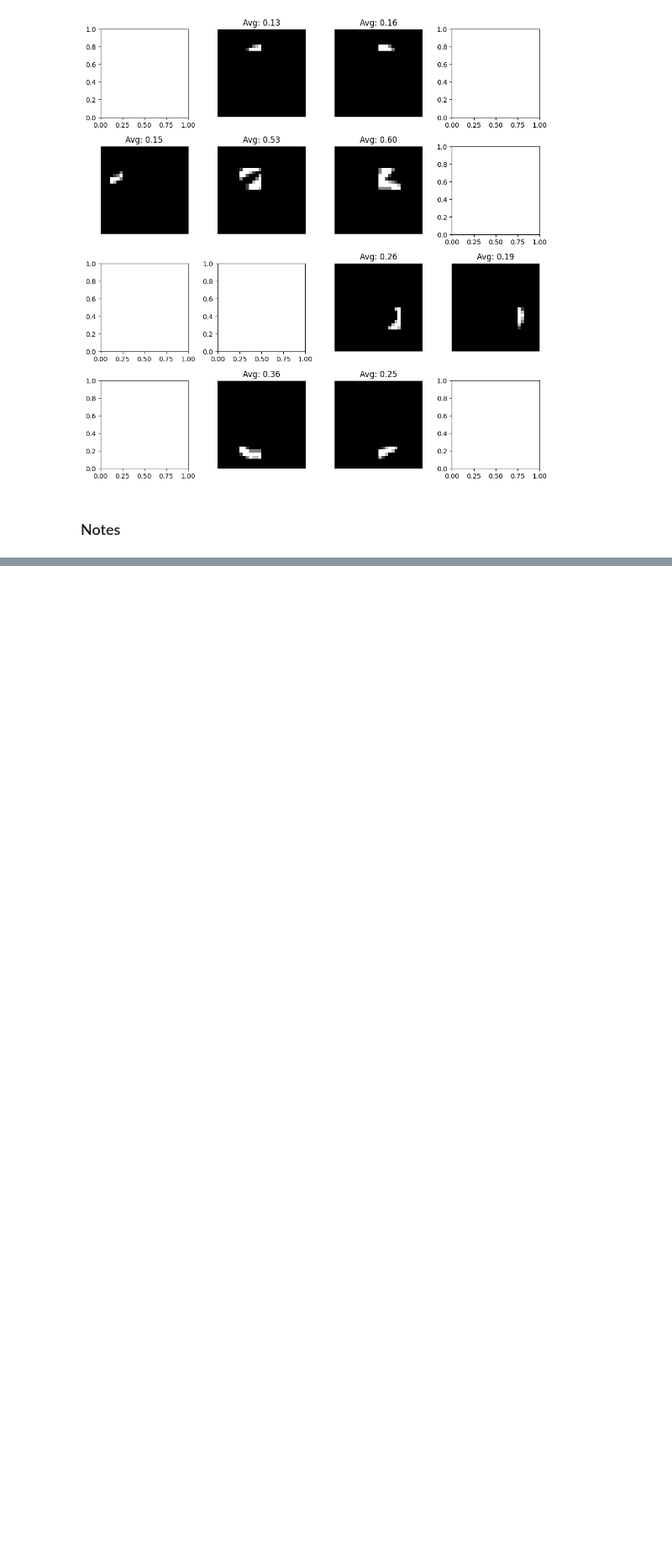
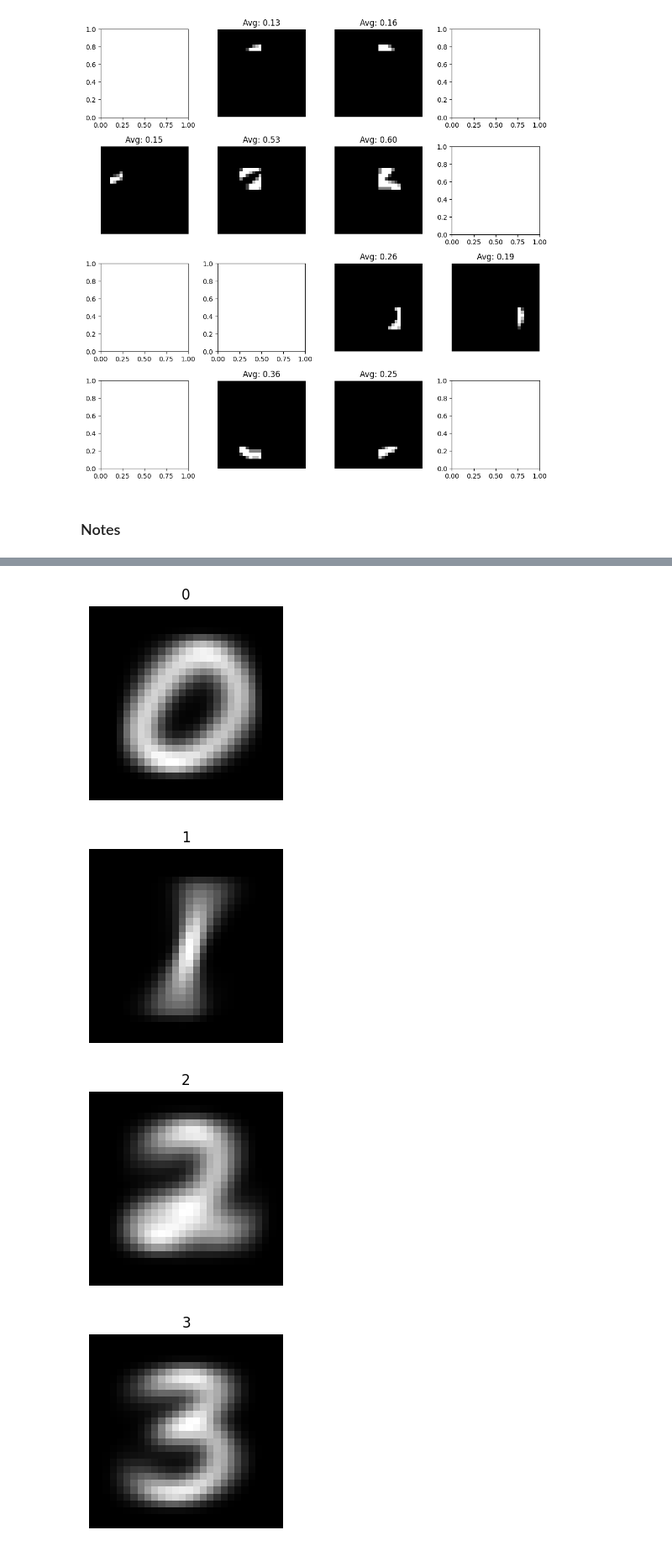
Before and after one commit to Alex-Bishka/ml-fun, a Jupyter notebook: mnist-mech-interp/Data Sublabeling.ipynb, the cells around one changed output, grey strips where cells are left out. Shown at 84% size. Cells and saved outputs as stored; diff of their text form; code cells hidden in the pictures; blank space fills up the shorter version.

```diff
--- a/mnist-mech-interp/Data Sublabeling.ipynb
+++ b/mnist-mech-interp/Data Sublabeling.ipynb
@@ -154,0 +194,27 @@ Some issues with chunking to get import sub features and then build up:
+# %%
+digit_sums = {}
+digit_counts = {}
+
+# Initialize for all 10 digits (0-9)
+for digit in range(10):
+    # Create a zeros array with the shape of a single image
+    digit_sums[digit] = np.zeros_like(train_images[0], dtype=float)
+    digit_counts[digit] = 0
+
+# Accumulate sum of images for each digit
+for img, label in zip(train_images, train_labels):
+    digit_sums[label] += img
+    digit_counts[label] += 1
+
+# Calculate average by dividing sum by count
+avg_digit_images = {}
+for digit in range(10):
+    avg_digit_images[digit] = digit_sums[digit] / digit_counts[digit]
+# %%
+for d, img in avg_digit_images.items():
+    visualize_image(img, d)
+# %% [output]
+[figure, added]
+[figure, added]
+[figure, added]
+[figure, added]
```
Also changed, not shown: parts of 9 cells of this notebook.
